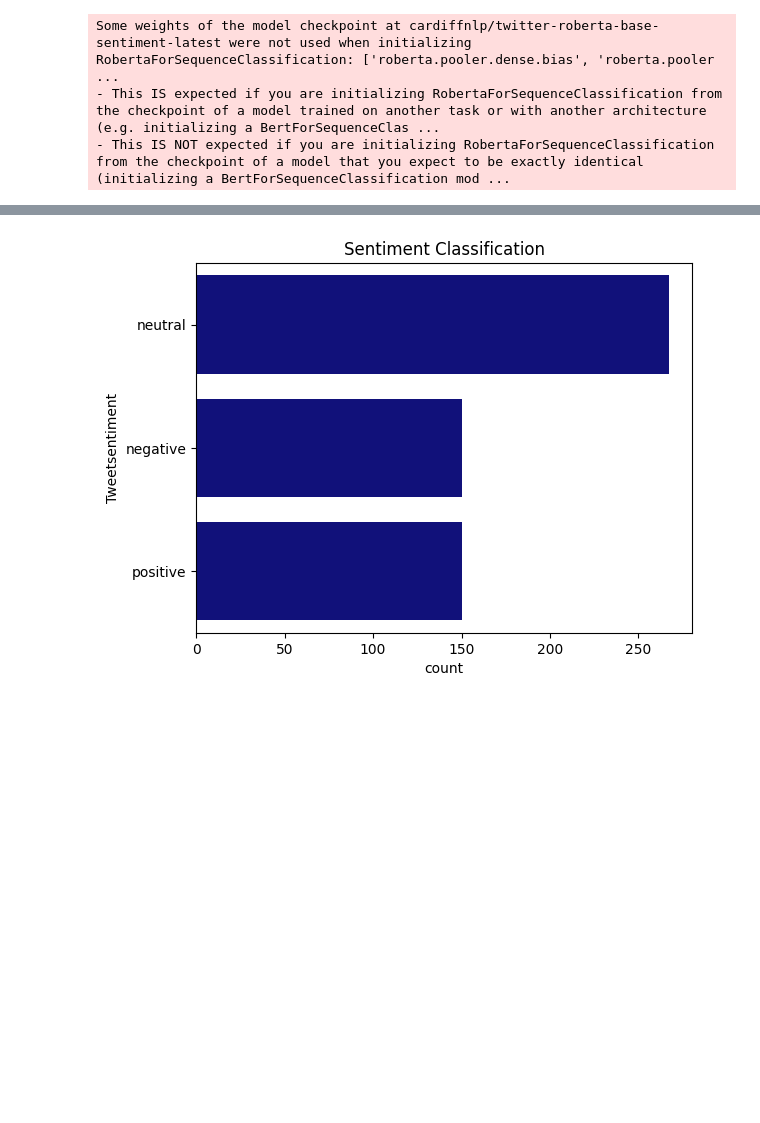
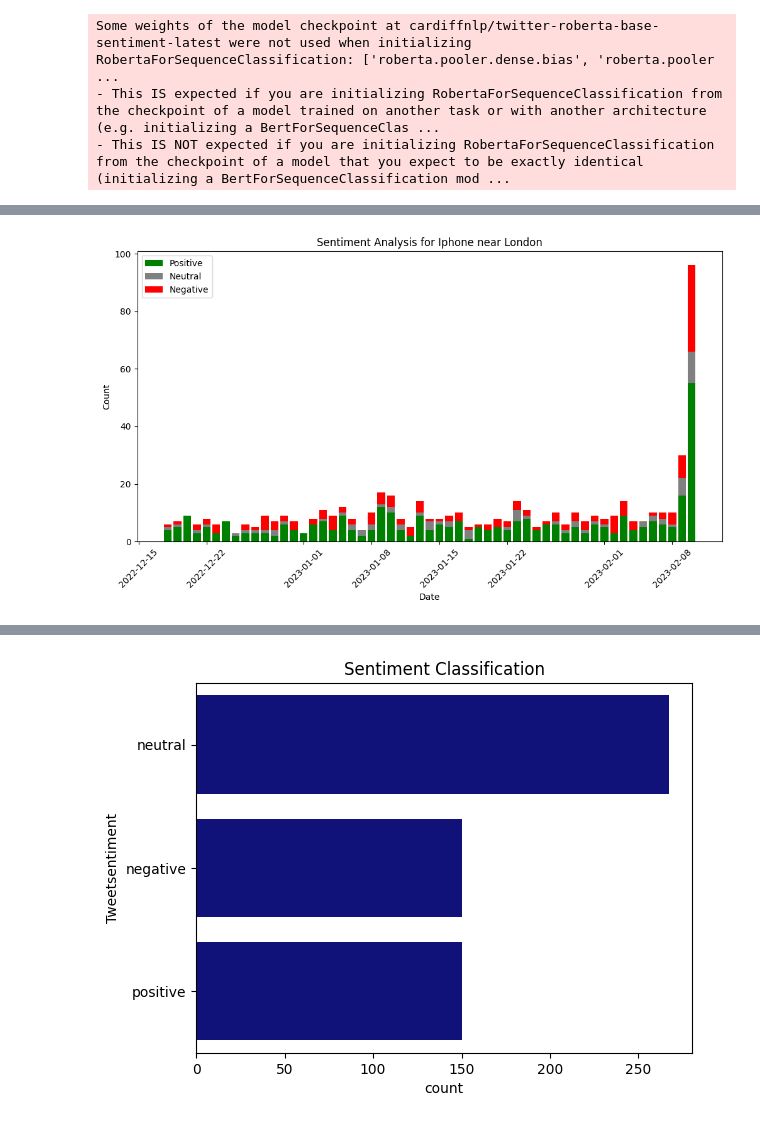
Before and after one commit to topecole/Twitter-Project, a Jupyter notebook: construction_site3.ipynb, the cells around one changed output, grey strips where cells are left out. Cells and saved outputs as stored; diff of their text form; code cells hidden in the pictures; blank space fills up the shorter version.

```diff
--- a/construction_site3.ipynb
+++ b/construction_site3.ipynb
@@ -220,0 +316,36 @@ Name: Sentiment, dtype: int64
+# %%
+# Create a list of dates
+# Convert the Datetime column to a datetime data type
+Filteredtweets['Datetime'] = pd.to_datetime(Filteredtweets['Datetime'], format='%d/%m/%Y')
+
+# Sort the DataFrame by the Datetime column
+Filteredtweets = Filteredtweets.sort_values(by='Datetime')
+
+dates = Filteredtweets['Datetime'].unique()
+
+# Create a list of counts for each sentiment for each date
+pos_counts = []
+neg_counts = []
+neu_counts = []
+
+for date in dates:
+    df = Filteredtweets[Filteredtweets['Datetime'] == date]
+    pos_counts.append(len(df[df['Sentiment'] == 'positive']))
+    neg_counts.append(len(df[df['Sentiment'] == 'negative']))
+    neu_counts.append(len(df[df['Sentiment'] == 'neutral']))
+
+# Create a stacked bar chart
+fig, ax = plt.subplots(figsize=(12,6))
+ax.bar(dates, pos_counts, label='Positive', color='green')
+ax.bar(dates, neu_counts, bottom=pos_counts, label='Neutral', color='gray')
+ax.bar(dates, neg_counts, bottom=np.array(pos_counts)+np.array(neu_counts), label='Negative', color='red')
+ax.legend()
+ax.set_xlabel('Date')
+ax.set_ylabel('Count')
+ax.set_title(f'Sentiment Analysis for {topic} near {location}')
+plt.xticks(rotation=45)
+
+# Save the plot to a PNG file
+plt.savefig('static/img/sentiment_stacked_bar_chart.png', dpi=300, bbox_inches='tight')
+# %% [output]
+[figure, added]
```
Also changed, not shown: parts of 22 cells of this notebook, 6 other files.
